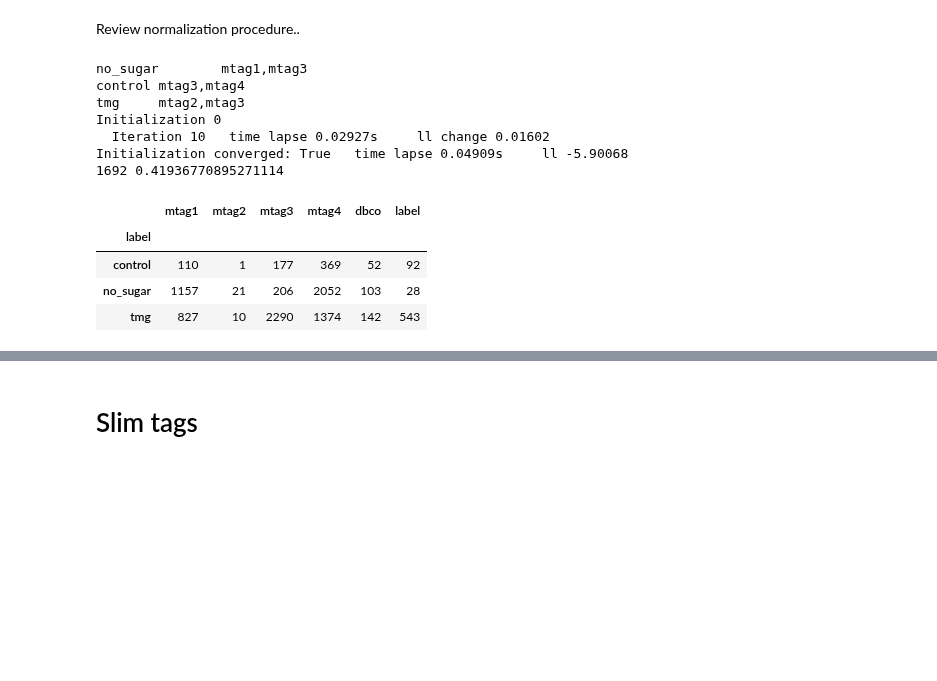
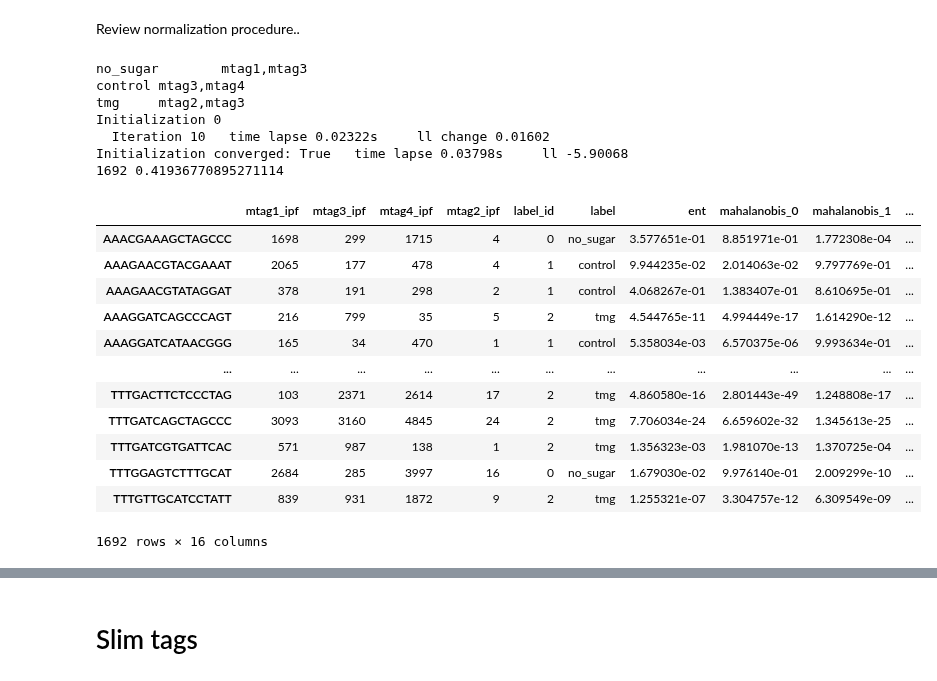
Before and after one commit to sbooeshaghi/azucar, a Jupyter notebook: analysis/293T/obs2/assign.ipynb, the cells around one changed output, grey strips where cells are left out. Saved outputs shown, nothing was run; the diff lists cells and outputs as text; code cells hidden in the pictures; blank space fills up the shorter version.

```diff
--- a/analysis/293T/obs2/assign.ipynb
+++ b/analysis/293T/obs2/assign.ipynb
@@ -2275,27 +2273,38 @@ markers_fn = os.path.join(base_mark, "markers.txt")
 !cat $markers_fn
 
 df = main(matrix_fn, barcodes_fn, genes_fn, markers_fn)
-df.query(f"ent < {ent_cutoff}").groupby("label").agg({
-      "mtag1": "mean",
-      "mtag2": "mean",
-      "mtag3": "mean",
-      "mtag4": "mean",
-      "dbco": "mean",
-      "label": "count"
-      }).astype(int)
+# df.query(f"ent < {ent_cutoff}").groupby("label").agg({
+#       "mtag1": "mean",
+#       "mtag2": "mean",
+#       "mtag3": "mean",
+#       "mtag4": "mean",
+#       "dbco": "mean",
+#       "label": "count"
+#       }).astype(int)
 # %% [output]
 no_sugar        mtag1,mtag3
 control mtag3,mtag4
 tmg     mtag2,mtag3
 Initialization 0
-  Iteration 10   time lapse 0.02927s     ll change 0.01602
-Initialization converged: True   time lapse 0.04909s     ll -5.90068
+  Iteration 10   time lapse 0.02322s     ll change 0.01602
+Initialization converged: True   time lapse 0.03798s     ll -5.90068
 1692 0.41936770895271114
-|  | mtag1 | mtag2 | mtag3 | mtag4 | dbco | label |
-| label |  |  |  |  |  |  |
-| control | 110 | 1 | 177 | 369 | 52 | 92 |
-| no_sugar | 1157 | 21 | 206 | 2052 | 103 | 28 |
-| tmg | 827 | 10 | 2290 | 1374 | 142 | 543 |
+# %%
+df # check concordance of mahalanobis with assignments
+# %% [output]
+|  | mtag1_ipf | mtag3_ipf | mtag4_ipf | mtag2_ipf | label_id | label | ent | mahalanobis_0 | mahalanobis_1 | ... |
+| AAACGAAAGCTAGCCC | 1698 | 299 | 1715 | 4 | 0 | no_sugar | 3.577651e-01 | 8.851971e-01 | 1.772308e-04 | ... |
+| AAAGAACGTACGAAAT | 2065 | 177 | 478 | 4 | 1 | control | 9.944235e-02 | 2.014063e-02 | 9.797769e-01 | ... |
+| AAAGAACGTATAGGAT | 378 | 191 | 298 | 2 | 1 | control | 4.068267e-01 | 1.383407e-01 | 8.610695e-01 | ... |
+| AAAGGATCAGCCCAGT | 216 | 799 | 35 | 5 | 2 | tmg | 4.544765e-11 | 4.994449e-17 | 1.614290e-12 | ... |
+| AAAGGATCATAACGGG | 165 | 34 | 470 | 1 | 1 | control | 5.358034e-03 | 6.570375e-06 | 9.993634e-01 | ... |
+| ... | ... | ... | ... | ... | ... | ... | ... | ... | ... | ... |
+| TTTGACTTCTCCCTAG | 103 | 2371 | 2614 | 17 | 2 | tmg | 4.860580e-16 | 2.801443e-49 | 1.248808e-17 | ... |
+| TTTGATCAGCTAGCCC | 3093 | 3160 | 4845 | 24 | 2 | tmg | 7.706034e-24 | 6.659602e-32 | 1.345613e-25 | ... |
+| TTTGATCGTGATTCAC | 571 | 987 | 138 | 1 | 2 | tmg | 1.356323e-03 | 1.981070e-13 | 1.370725e-04 | ... |
+| TTTGGAGTCTTTGCAT | 2684 | 285 | 3997 | 16 | 0 | no_sugar | 1.679030e-02 | 9.976140e-01 | 2.009299e-10 | ... |
+| TTTGTTGCATCCTATT | 839 | 931 | 1872 | 9 | 2 | tmg | 1.255321e-07 | 3.304757e-12 | 6.309549e-09 | ... |
+1692 rows × 16 columns
 # %%
 markers = defaultdict(list)
 read_markers_str(markers_fn, markers)
```
Also changed, not shown: parts of 16 cells of this notebook.
